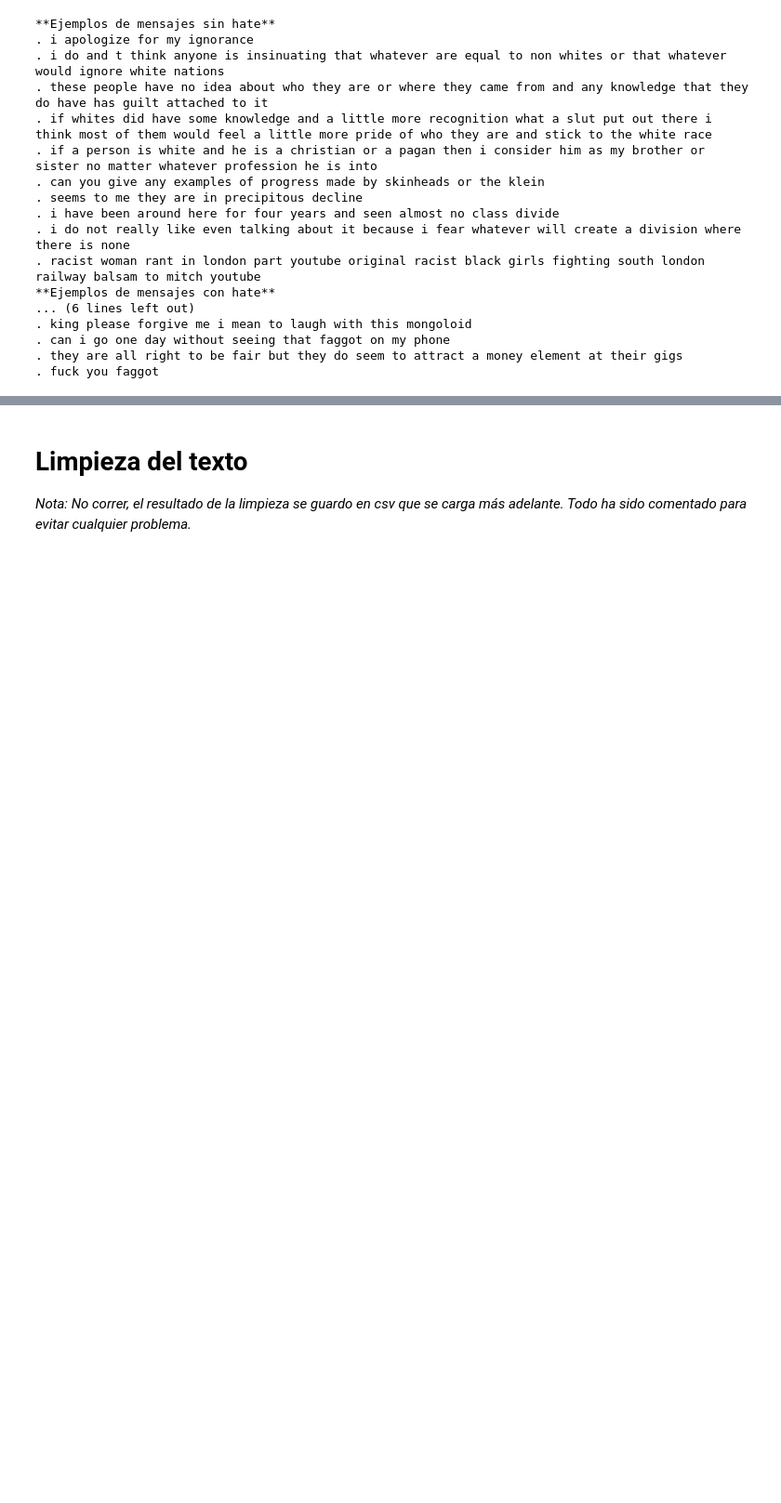
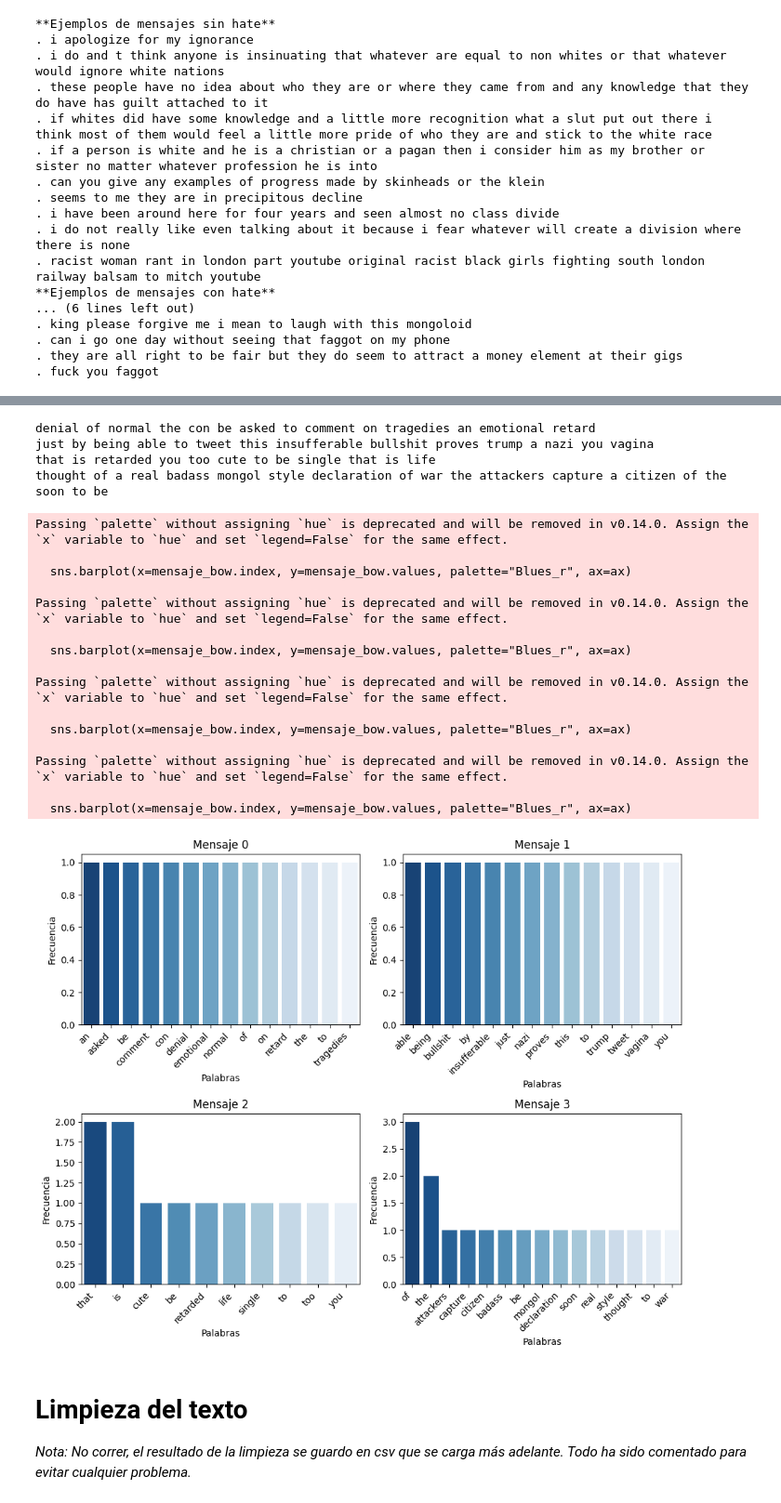
Before and after one commit to CalderonJh/hate-speech-detector, a Jupyter notebook: hate-speech-detector.ipynb, the cells around one changed output, grey strips where cells are left out. Shown at 93% size. Cells and saved outputs as stored; diff of their text form; code cells hidden in the pictures; blank space fills up the shorter version.

```diff
--- a/hate-speech-detector.ipynb
+++ b/hate-speech-detector.ipynb
@@ -253,3 +460,51 @@ for i in Hate_msg['mensaje']:
+# %%
+# @title Ejemplo de BoW con mensajes de odio
+hate_sample = df_bow[0:4] #Muestra de mensajes de odio
+[print(msg) for msg in df['mensaje_pre'][0:4]]
+fig, axes = plt.subplots(2, 2, figsize=(10, 8))
+
+# Iterar sobre cada mensaje seleccionado
+for idx, (i, row) in enumerate(hate_sample.iterrows()):
+    # Obtener palabras con frecuencia > 0
+    mensaje_bow = row[row > 0].sort_values(ascending=False)
+
+    # Seleccionar las  palabras más frecuentes
+    mensaje_bow = mensaje_bow[:50]
+
+    # Ubicar en la subgráfica correspondiente
+    ax = axes[idx // 2, idx % 2]
+
+    sns.barplot(x=mensaje_bow.index, y=mensaje_bow.values, palette="Blues_r", ax=ax)
+
+    ax.set_title(f"Mensaje {i}")
+    ax.set_xlabel("Palabras")
+    ax.set_ylabel("Frecuencia")
+    ax.set_xticklabels(mensaje_bow.index, rotation=45, ha="right")
+
+# Ajustar layout para evitar solapamientos
+plt.tight_layout()
+#plt.show()
+# %% [output]
+denial of normal the con be asked to comment on tragedies an emotional retard
+just by being able to tweet this insufferable bullshit proves trump a nazi you vagina
+that is retarded you too cute to be single that is life
+thought of a real badass mongol style declaration of war the attackers capture a citizen of the soon to be
+Passing `palette` without assigning `hue` is deprecated and will be removed in v0.14.0. Assign the `x` variable to `hue` and set `legend=False` for the same effect.
+
+  sns.barplot(x=mensaje_bow.index, y=mensaje_bow.values, palette="Blues_r", ax=ax)
+
+Passing `palette` without assigning `hue` is deprecated and will be removed in v0.14.0. Assign the `x` variable to `hue` and set `legend=False` for the same effect.
+
+  sns.barplot(x=mensaje_bow.index, y=mensaje_bow.values, palette="Blues_r", ax=ax)
+
+Passing `palette` without assigning `hue` is deprecated and will be removed in v0.14.0. Assign the `x` variable to `hue` and set `legend=False` for the same effect.
+
+  sns.barplot(x=mensaje_bow.index, y=mensaje_bow.values, palette="Blues_r", ax=ax)
+
+Passing `palette` without assigning `hue` is deprecated and will be removed in v0.14.0. Assign the `x` variable to `hue` and set `legend=False` for the same effect.
+
+  sns.barplot(x=mensaje_bow.index, y=mensaje_bow.values, palette="Blues_r", ax=ax)
+[figure, added]
 # %% [markdown]
 # Limpieza del texto
 *Nota: No correr, el resultado de la limpieza se guardo en csv que se carga más adelante. Todo ha sido comentado para evitar cualquier problema.*
```
Also changed, not shown: parts of 40 cells of this notebook.
